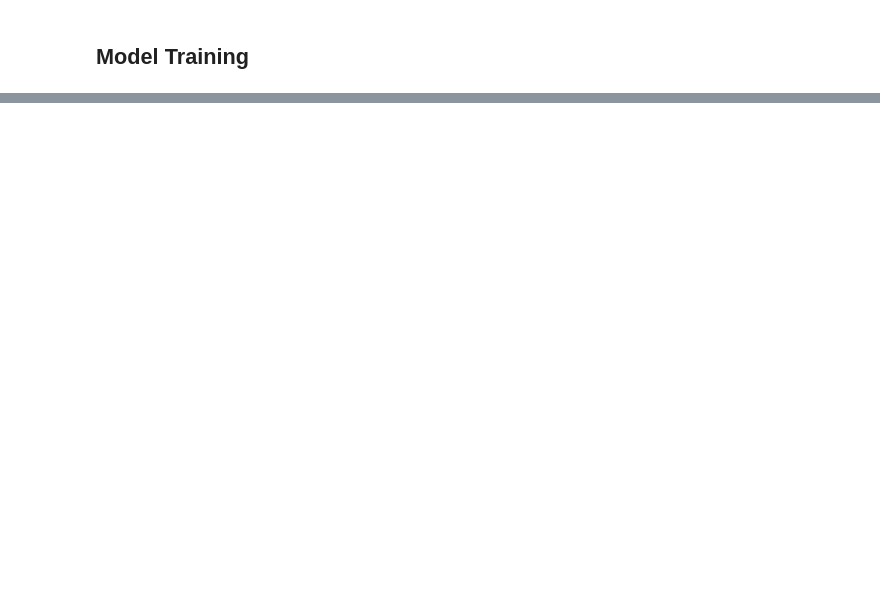
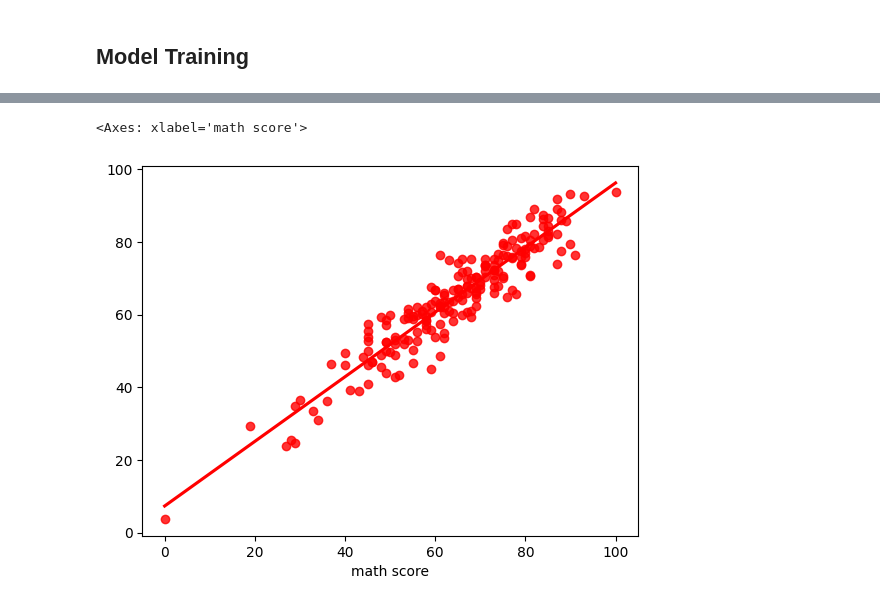
Before and after one commit to VishalPrasanna11/Student-Performance-Indicator, a Jupyter notebook: notebook/Model_Training.ipynb, the cells around one changed output, grey strips where cells are left out. Cells and saved outputs as stored; diff of their text form; code cells hidden in the pictures; blank space fills up the shorter version.

Commit message:
Model Trainer

```diff
--- a/notebook/Model_Training.ipynb
+++ b/notebook/Model_Training.ipynb
@@ -25,0 +60,2 @@ ValueError: numpy.dtype size changed, may indicate binary incompatibility. Expec
+# %%
+X= preprocessor.fit_transform(X)
@@ -25,0 +66,4 @@ ValueError: numpy.dtype size changed, may indicate binary incompatibility. Expec
+# %%
+#Split the data into train and test
+X_train, X_test, y_train, y_test = train_test_split(X, y, test_size=0.2, random_state=42)
+X_train.shape, X_test.shape, y_train.shape, y_test.shape
@@ -25,0 +74,7 @@ ValueError: numpy.dtype size changed, may indicate binary incompatibility. Expec
+# %%
+def evaluate_model(true, predicted):
+    mse = mean_squared_error(true, predicted)
+    rmse = np.sqrt(mse)
+    mae = mean_absolute_error(true, predicted)
+    r2 = r2_score(true, predicted)
+    return mse, rmse, mae, r2
@@ -25,0 +171,6 @@ ValueError: numpy.dtype size changed, may indicate binary incompatibility. Expec
+# %%
+linear_model = LinearRegression()
+linear_model.fit(X_train, y_train)
+y_pred = linear_model.predict(X_test)
+score = r2_score(y_test, y_pred)
+print(f"Linear Regression R2 Score: {score}")
@@ -25,0 +190,5 @@ ValueError: numpy.dtype size changed, may indicate binary incompatibility. Expec
+# %%
+sns.regplot(x=y_test, y=y_pred, color='red',ci= None)
+# %% [output]
+<Axes: xlabel='math score'>
+[figure, added]
```
Also changed, not shown: parts of 17 cells of this notebook, 9 other files.
